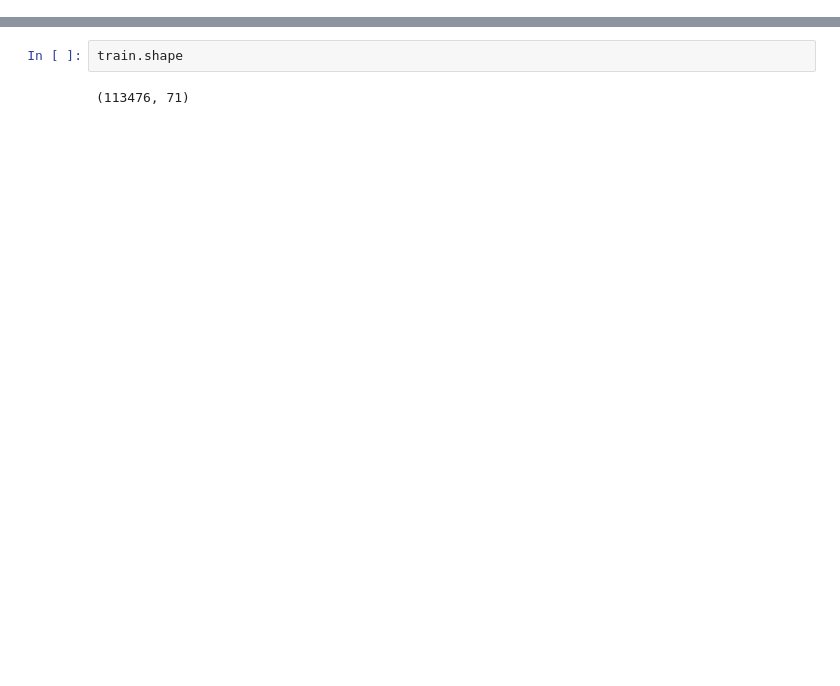
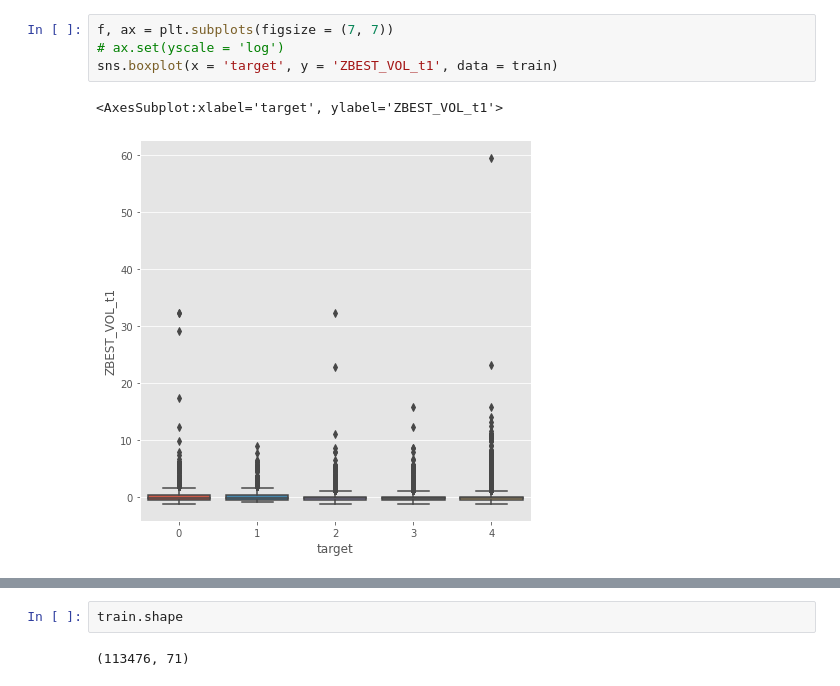
Before and after one commit to oscarm524/Data-Mining-Cup, a Jupyter notebook: DMC-2008/Data_Exploration/Data_Exploration.ipynb, the cells around one changed output, grey strips where cells are left out. Saved outputs shown, nothing was run; the diff lists cells and outputs as text; blank space fills up the shorter version.

```diff
--- a/DMC-2008/Data_Exploration/Data_Exploration.ipynb
+++ b/DMC-2008/Data_Exploration/Data_Exploration.ipynb
@@ -39,0 +50,7 @@ train.head()
+# %%
+f, ax = plt.subplots(figsize = (7, 7))
+# ax.set(yscale = 'log')
+sns.boxplot(x = 'target', y = 'ZBEST_VOL_t1', data = train)
+# %% [output]
+<AxesSubplot:xlabel='target', ylabel='ZBEST_VOL_t1'>
+[figure, added]
```
Also changed, not shown: parts of 8 cells of this notebook.
